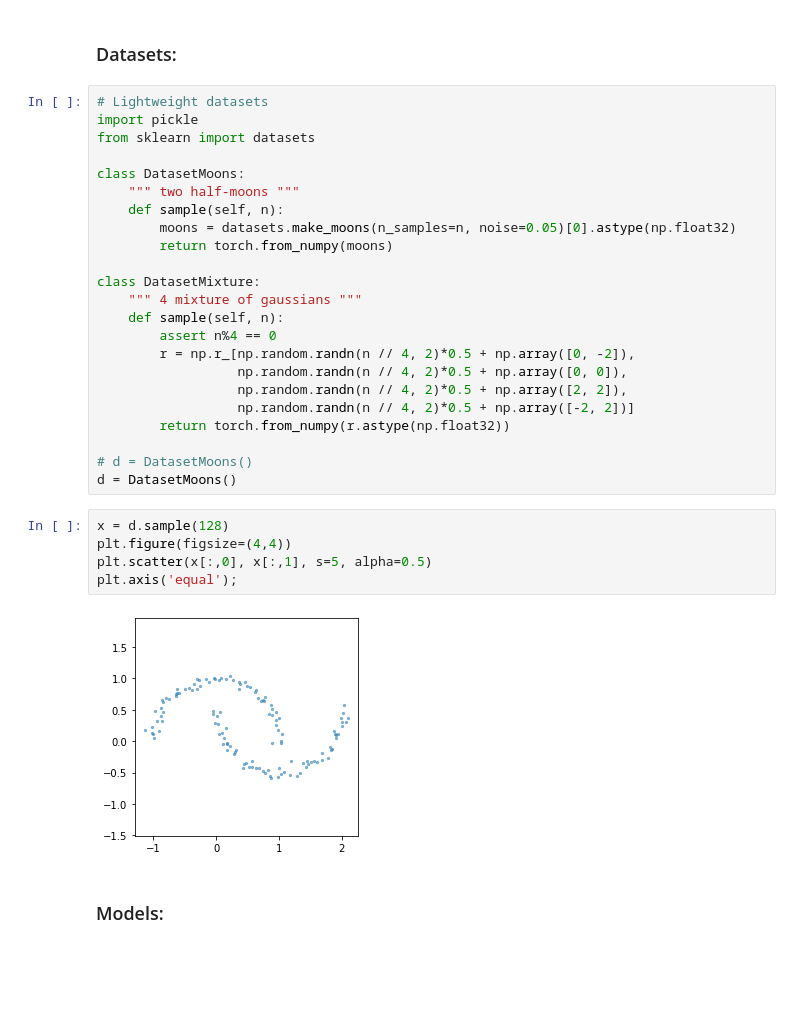
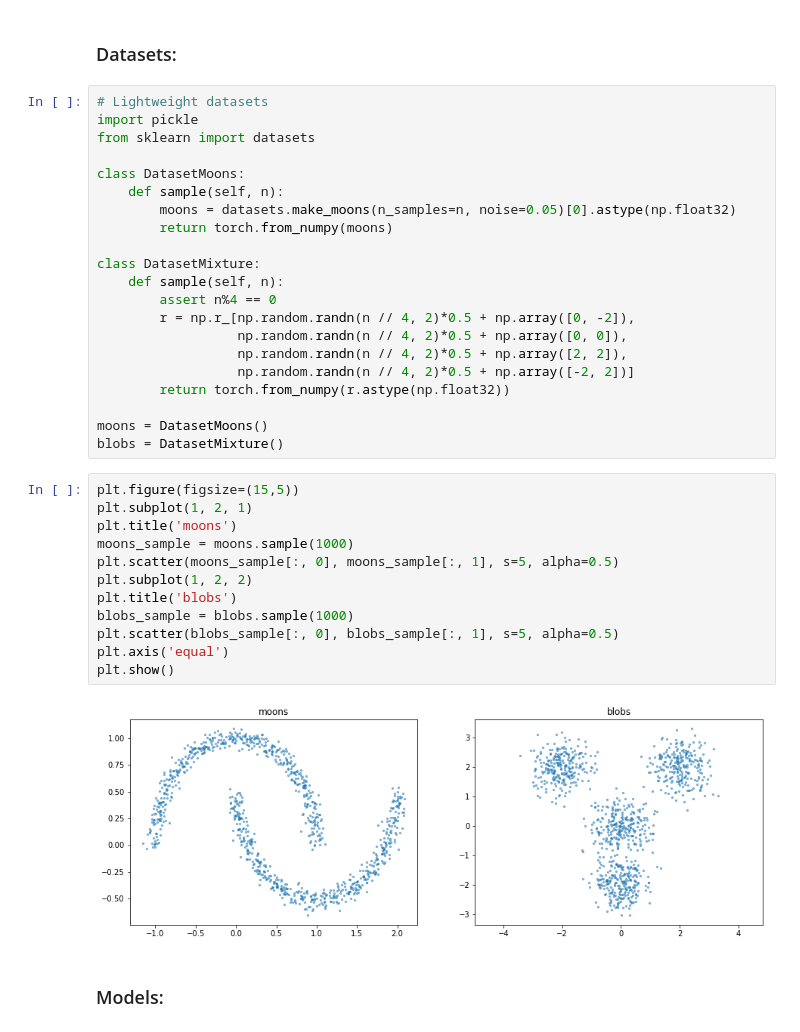
Before and after one commit to telegraphroad/mrartemev_nflib, a Jupyter notebook: nflib_demo.ipynb, the cells around one changed output. Saved outputs shown, nothing was run; the diff lists cells and outputs as text; blank space fills up the shorter version.

```diff
--- a/nflib_demo.ipynb
+++ b/nflib_demo.ipynb
@@ -26,13 +28,11 @@ import pickle
 from sklearn import datasets
 
 class DatasetMoons:
-    """ two half-moons """
     def sample(self, n):
         moons = datasets.make_moons(n_samples=n, noise=0.05)[0].astype(np.float32)
         return torch.from_numpy(moons)
 
 class DatasetMixture:
-    """ 4 mixture of gaussians """
     def sample(self, n):
         assert n%4 == 0
         r = np.r_[np.random.randn(n // 4, 2)*0.5 + np.array([0, -2]),
@@ -41,14 +41,21 @@ class DatasetMixture:
                   np.random.randn(n // 4, 2)*0.5 + np.array([-2, 2])]
         return torch.from_numpy(r.astype(np.float32))
 
-# d = DatasetMoons()
-d = DatasetMoons()
+moons = DatasetMoons()
+blobs = DatasetMixture()
-# %%
-x = d.sample(128)
-plt.figure(figsize=(4,4))
-plt.scatter(x[:,0], x[:,1], s=5, alpha=0.5)
-plt.axis('equal');
-# %% [output]
-[figure, removed]
+# %%
+plt.figure(figsize=(15,5))
+plt.subplot(1, 2, 1)
+plt.title('moons')
+moons_sample = moons.sample(1000)
+plt.scatter(moons_sample[:, 0], moons_sample[:, 1], s=5, alpha=0.5)
+plt.subplot(1, 2, 2)
+plt.title('blobs')
+blobs_sample = blobs.sample(1000)
+plt.scatter(blobs_sample[:, 0], blobs_sample[:, 1], s=5, alpha=0.5)
+plt.axis('equal')
+plt.show()
+# %% [output]
+[figure, added]
 # %% [markdown]
 ### Models:
```
Also changed, not shown: parts of 11 cells of this notebook, 3 other files.
